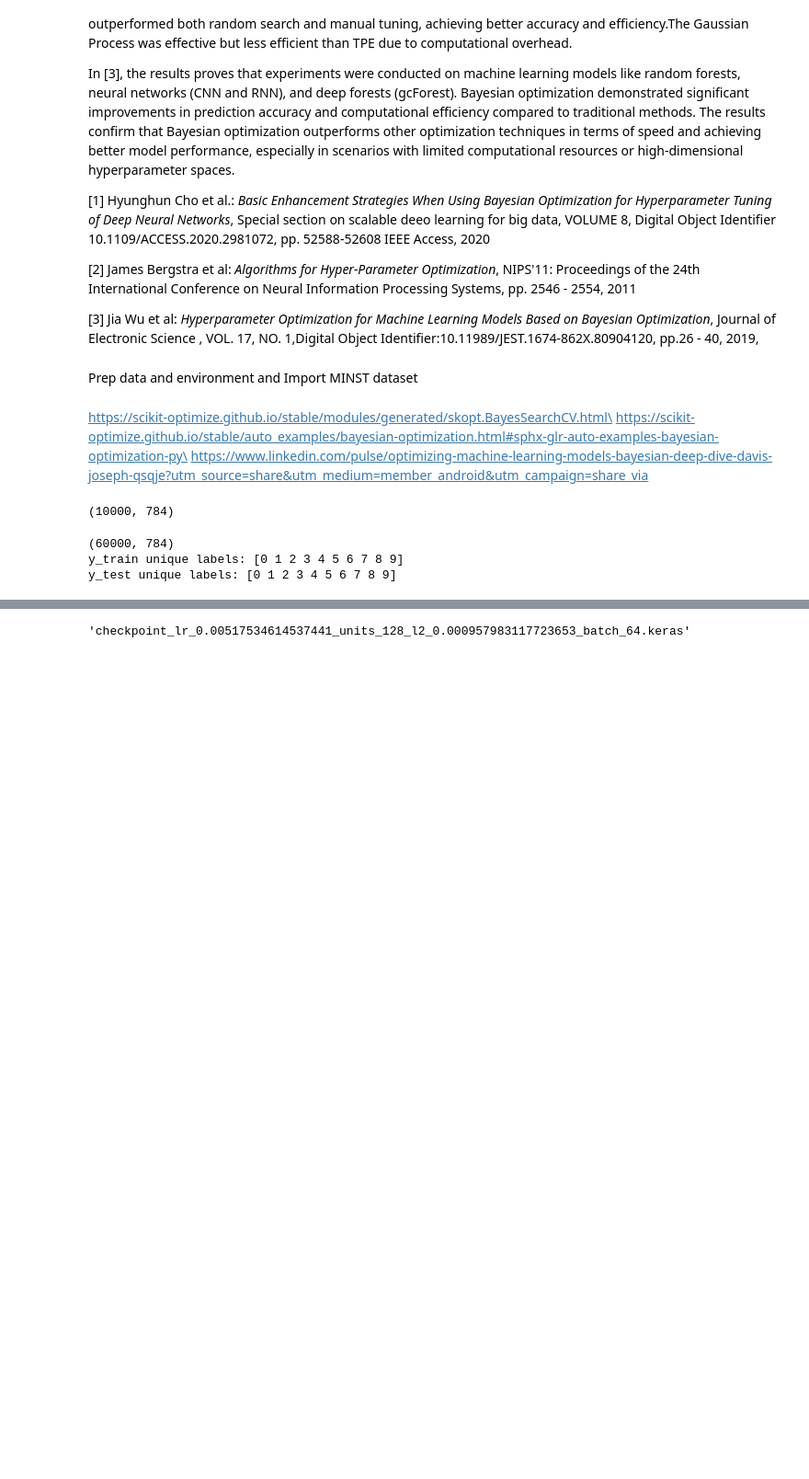
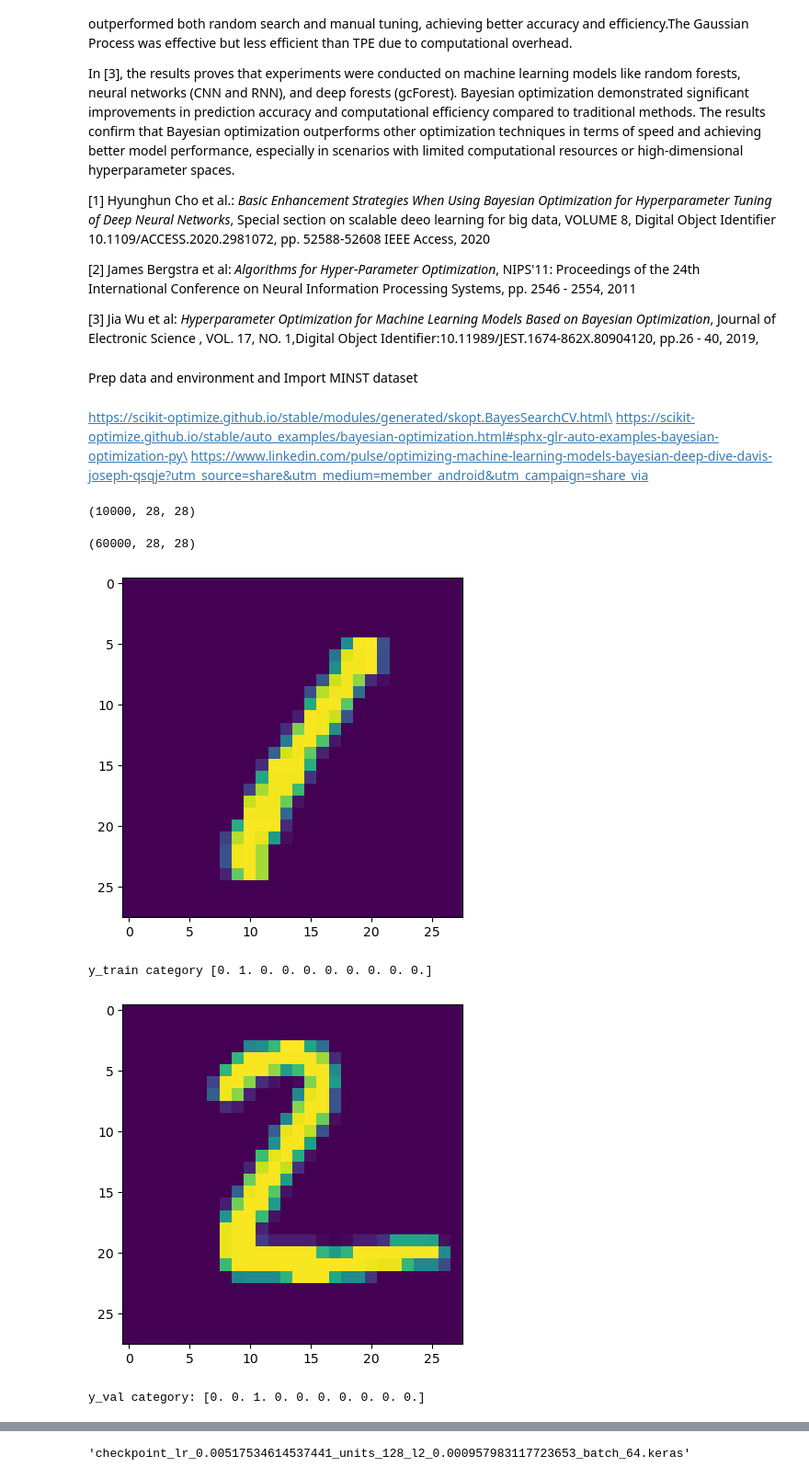
Before and after one commit to ThMRudolf/2024_Project_NumericalMethods, a Jupyter notebook: Optimizacion_Bayesiana_2024_rdf_en.ipynb, the cells around one changed output, grey strips where cells are left out. Shown at 92% size. Drawn from its saved outputs; the diff is of its cells as text; code cells hidden in the pictures; blank space fills up the shorter version.

```diff
--- a/Optimizacion_Bayesiana_2024_rdf_en.ipynb
+++ b/Optimizacion_Bayesiana_2024_rdf_en.ipynb
@@ -53,10 +53,9 @@ import GPyOpt
 (X_train, y_train), (X_val, y_val) = mnist.load_data()
 X_train = X_train.astype('float32') / 255
 X_val = X_val.astype('float32') / 255
-
-# flatten the input data for NN
-X_train = X_train.reshape(-1, 28 * 28)
-X_val = X_val.reshape(-1, 28 * 28)
+# %%
+y_train = tf.keras.utils.to_categorical(y_train, num_classes = 10)
+y_val = tf.keras.utils.to_categorical(y_val, num_classes = 10)
 # %% [markdown]
 https://scikit-optimize.github.io/stable/modules/generated/skopt.BayesSearchCV.html\
 https://scikit-optimize.github.io/stable/auto_examples/bayesian-optimization.html#sphx-glr-auto-examples-bayesian-optimization-py\
@@ -64,6 +63,6 @@ https://www.linkedin.com/pulse/optimizing-machine-learning-models-bayesian-deep-
 # %%
 print(X_val.shape)
 # %% [output]
-(10000, 784)
+(10000, 28, 28)
 # %%
 # define the model as objective function()
@@ -104,13 +105,19 @@ def model_score(params):
-# %%
-m = X_train.shape
-print(m)
-
-print("y_train unique labels:", np.unique(y_train))
-print("y_test unique labels:", np.unique(y_val))
-# %% [output]
-(60000, 784)
-y_train unique labels: [0 1 2 3 4 5 6 7 8 9]
-y_test unique labels: [0 1 2 3 4 5 6 7 8 9]
+# %%
+import matplotlib.pyplot as plt
+m = X_train.shape
+print(m)
+plt.imshow(X_train[3])
+plt.show()
+print("y_train category", y_train[3])
+plt.imshow(X_val[1])
+plt.show()
+print("y_val category:", y_val[1])
+# %% [output]
+(60000, 28, 28)
+[figure, added]
+y_train category [0. 1. 0. 0. 0. 0. 0. 0. 0. 0.]
+[figure, added]
+y_val category: [0. 0. 1. 0. 0. 0. 0. 0. 0. 0.]
 # %%
 # Define the bounds of the hyperparameters
 bounds = [
```
Also changed, not shown: parts of 5 cells of this notebook.
